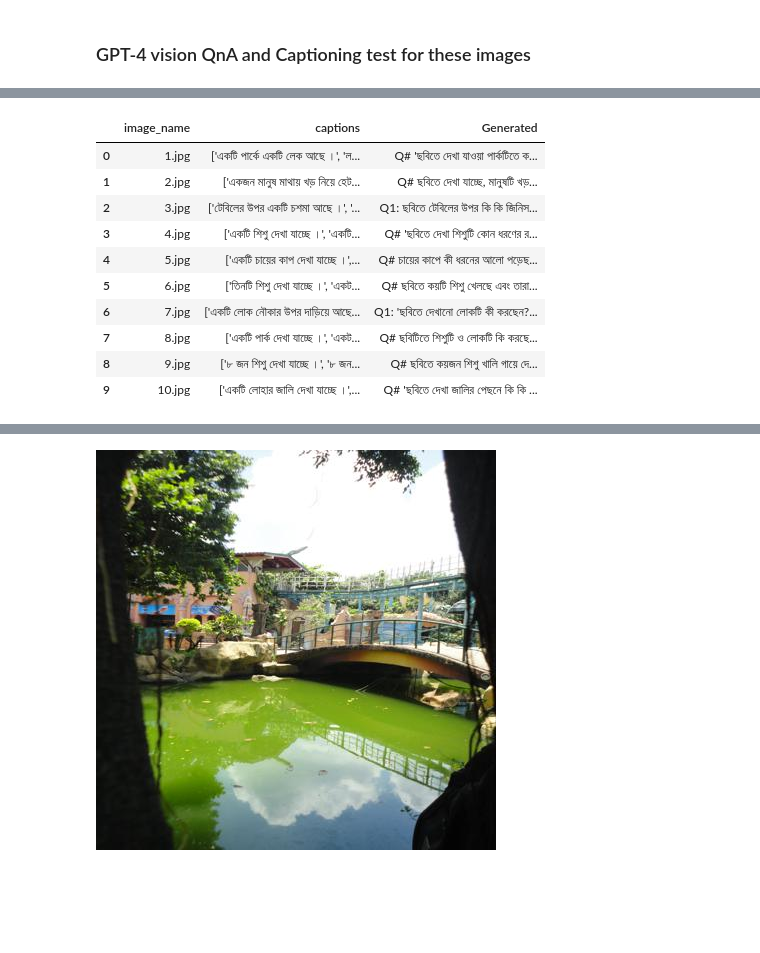
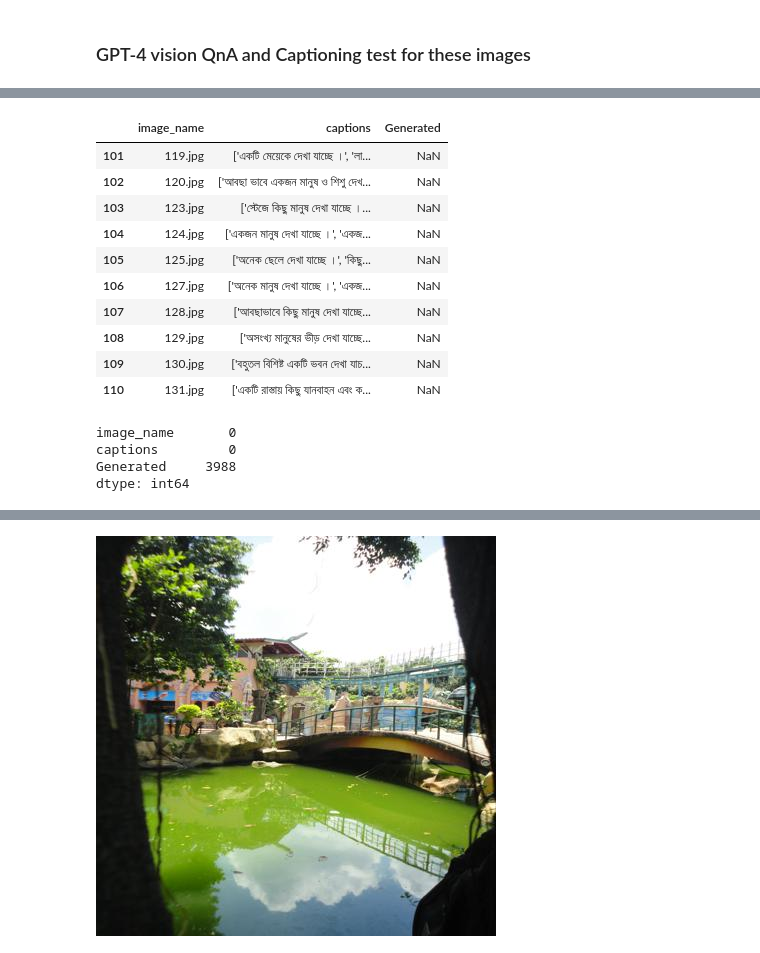
Before and after one commit to souroveskb/VQA, a Jupyter notebook: data_validation.ipynb, the cells around one changed output, grey strips where cells are left out. Cells and saved outputs as stored; diff of their text form; code cells hidden in the pictures; blank space fills up the shorter version.

```diff
--- a/data_validation.ipynb
+++ b/data_validation.ipynb
@@ -129,17 +148,19 @@ sliced_df = df[0:400]
 # %%
 import time
+
+sliced_df = df[101:400]
 sliced_df.head(10)
 # validation.loc[validation['image_name'] == rows['image_name'], 'Generated'] = res
 # %% [output]
 |  | image_name | captions | Generated |
-| 0 | 1.jpg | ['একটি পার্কে একটি লেক আছে ।', 'ল... | Q# 'ছবিতে দেখা যাওয়া পার্কটিতে ক... |
-| 1 | 2.jpg | ['একজন মানুষ মাথায় খড় নিয়ে হেট... | Q# ছবিতে দেখা যাচ্ছে, মানুষটি খড়... |
-| 2 | 3.jpg | ['টেবিলের উপর একটি চশমা আছে ।', '... | Q1: ছবিতে টেবিলের উপর কি কি জিনিস... |
-| 3 | 4.jpg | ['একটি শিশু দেখা যাচ্ছে ।', 'একটি... | Q# 'ছবিতে দেখা শিশুটি কোন ধরণের র... |
-| 4 | 5.jpg | ['একটি চায়ের কাপ দেখা যাচ্ছে ।',... | Q# চায়ের কাপে কী ধরনের আলো পড়েছ... |
-| 5 | 6.jpg | ['তিনটি শিশু দেখা যাচ্ছে ।', 'একট... | Q# ছবিতে কয়টি শিশু খেলছে এবং তারা... |
-| 6 | 7.jpg | ['একটি লোক নৌকার উপর দাড়িয়ে আছে... | Q1: 'ছবিতে দেখানো লোকটি কী করছেন?... |
-| 7 | 8.jpg | ['একটি পার্ক দেখা যাচ্ছে ।', 'একট... | Q# ছবিটিতে শিশুটি ও লোকটি কি করছে... |
-| 8 | 9.jpg | ['৮ জন শিশু দেখা যাচ্ছে ।', '৮ জন... | Q# ছবিতে কয়জন শিশু খালি গায়ে দে... |
-| 9 | 10.jpg | ['একটি লোহার জালি দেখা যাচ্ছে ।',... | Q# 'ছবিতে দেখা জালির পেছনে কি কি ... |
+| 101 | 119.jpg | ['একটি মেয়েকে দেখা যাচ্ছে ।', 'লা... | NaN |
+| 102 | 120.jpg | ['আবছা ভাবে একজন মানুষ ও শিশু দেখ... | NaN |
+| 103 | 123.jpg | ['স্টেজে কিছু মানুষ দেখা যাচ্ছে ।... | NaN |
+| 104 | 124.jpg | ['একজন মানুষ দেখা যাচ্ছে ।', 'একজ... | NaN |
+| 105 | 125.jpg | ['অনেক ছেলে দেখা যাচ্ছে ।', 'কিছু... | NaN |
+| 106 | 127.jpg | ['অনেক মানুষ দেখা যাচ্ছে ।', 'একজ... | NaN |
+| 107 | 128.jpg | ['আবছাভাবে কিছু মানুষ দেখা যাচ্ছে... | NaN |
+| 108 | 129.jpg | ['অসংখ্য মানুষের ভীড় দেখা যাচ্ছে... | NaN |
+| 109 | 130.jpg | ['বহুতল বিশিষ্ট একটি ভবন দেখা যাচ... | NaN |
+| 110 | 131.jpg | ['একটি রাস্তায় কিছু যানবাহন এবং ক... | NaN |
 # %%
@@ -149,3 +172,13 @@ sliced_df.head(10)
+# %%
+final_df = pd.read_csv("bornon-dataset.csv")
+
+
+final_df.isna().sum()
+# %% [output]
+image_name       0
+captions         0
+Generated     3988
+dtype: int64
 # %%
 
 for idx, rows in sliced_df.iterrows():
```
Also changed, not shown: parts of 11 cells of this notebook.
